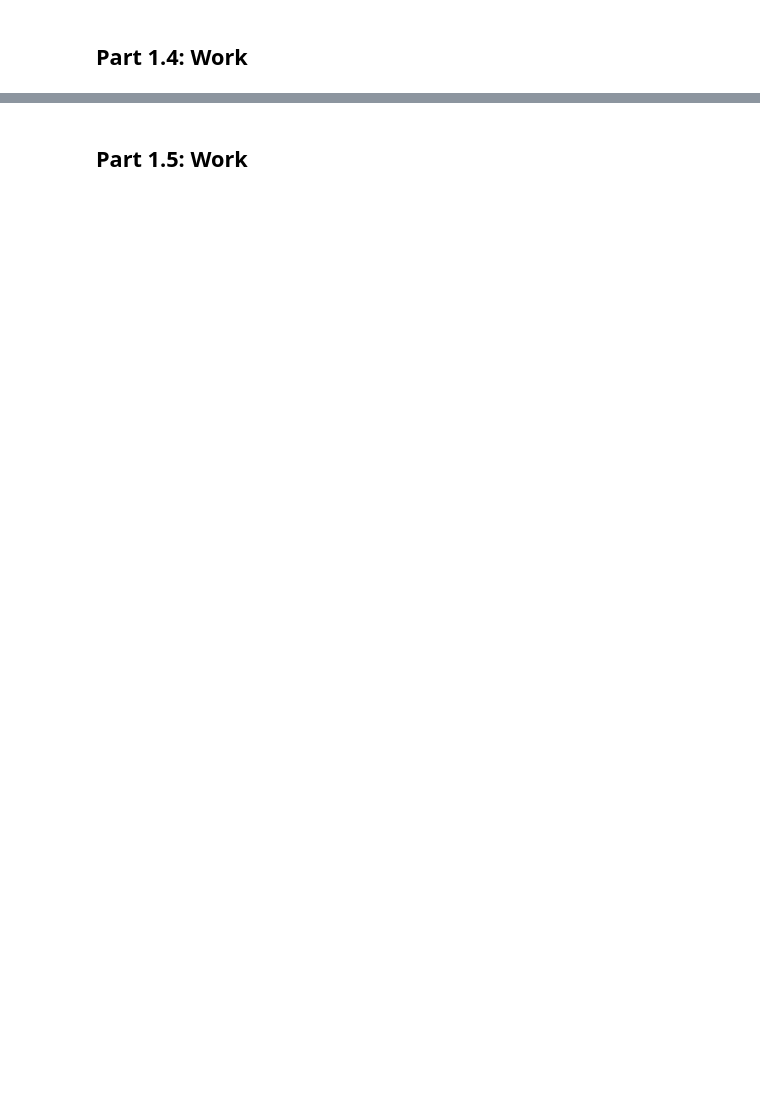
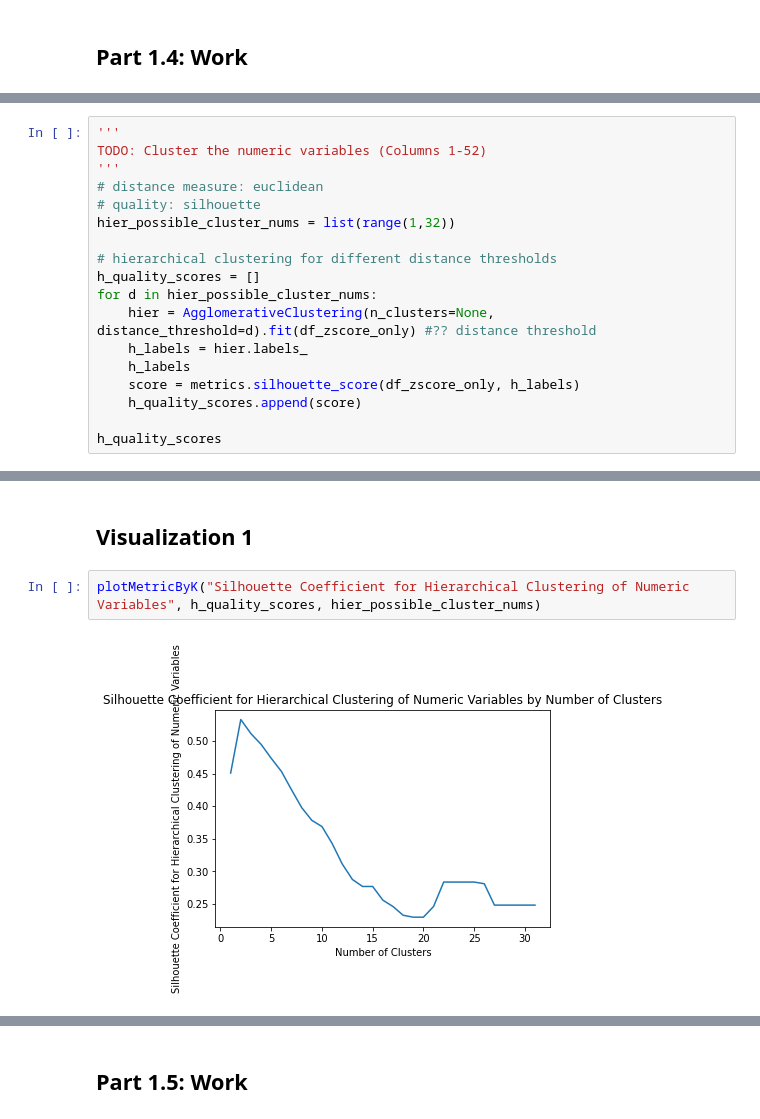
Before and after one commit to ryanquinnnelson/CMU-02718-HW1, a Jupyter notebook: CM_HW1_ryann.ipynb, the cells around one changed output, grey strips where cells are left out. Saved outputs shown, nothing was run; the diff lists cells and outputs as text; blank space fills up the shorter version.

```diff
--- a/CM_HW1_ryann.ipynb
+++ b/CM_HW1_ryann.ipynb
@@ -391,0 +387,18 @@ Explanation: **Please make sure any relevant plots are either included in the ab
+# %%
+'''
+TODO: Cluster the numeric variables (Columns 1-52)
+'''
+# distance measure: euclidean
+# quality: silhouette
+hier_possible_cluster_nums = list(range(1,32))
+
+# hierarchical clustering for different distance thresholds
+h_quality_scores = []
+for d in hier_possible_cluster_nums:
+    hier = AgglomerativeClustering(n_clusters=None, distance_threshold=d).fit(df_zscore_only) #?? distance threshold
+    h_labels = hier.labels_
+    h_labels
+    score = metrics.silhouette_score(df_zscore_only, h_labels)
+    h_quality_scores.append(score)
+
+h_quality_scores
@@ -391,0 +423,6 @@ Explanation: **Please make sure any relevant plots are either included in the ab
+# %% [markdown]
+## Visualization 1
+# %%
+plotMetricByK("Silhouette Coefficient for Hierarchical Clustering of Numeric Variables", h_quality_scores, hier_possible_cluster_nums)
+# %% [output]
+[figure, added]
```
Also changed, not shown: parts of 17 cells of this notebook.
